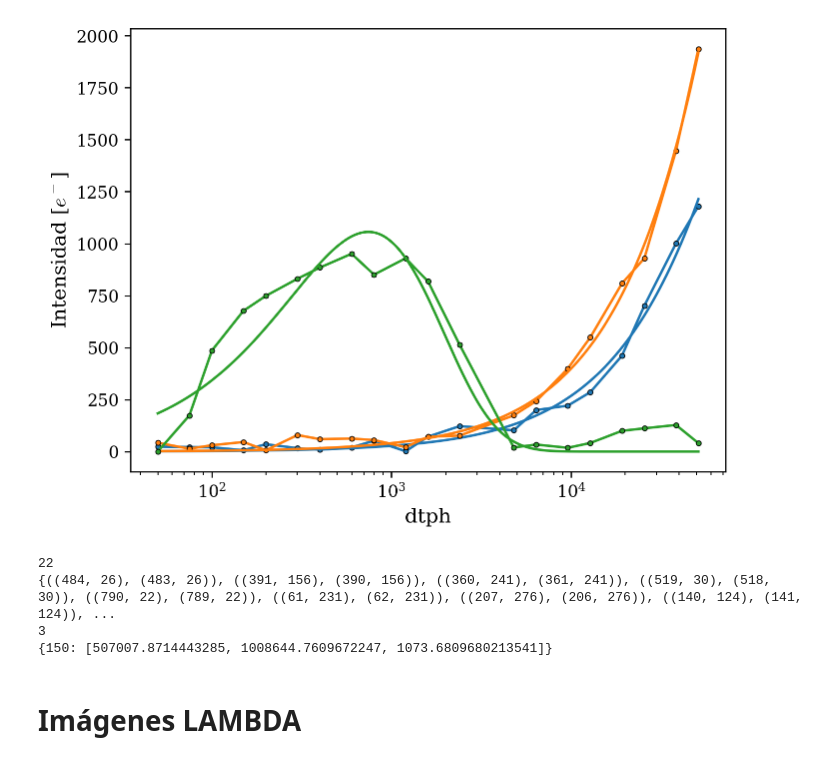
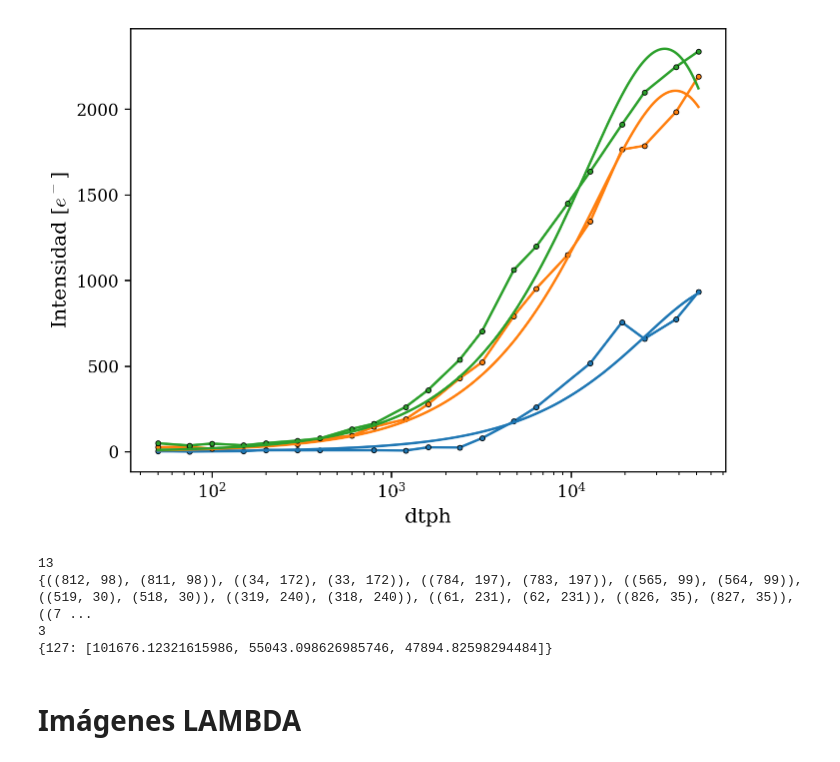
Before and after one commit to agustinbrusco/LAMBDA_Hub, a Jupyter notebook: skipper_image_analysis/pocket_analysis.ipynb, the cells around one changed output. Drawn from its saved outputs; the diff is of its cells as text; code cells hidden in the pictures.

```diff
--- a/skipper_image_analysis/pocket_analysis.ipynb
+++ b/skipper_image_analysis/pocket_analysis.ipynb
@@ -197,7 +197,7 @@ def grafico_trampas_por_carpeta(frame_idx, test_image, trampas_halladas):
 # %%
 plt.close('all')
 %matplotlib widget
-temperatura = 150
+temperatura = 127
 frame_idx = 0
 trampas = []
 intensidad = []
@@ -217,16 +218,16 @@ for n_arch in range(len(CARPETAS_POR_TEMP[temperatura])):
 """Hay que cambiar esta parte para que cree tantos dtph_i como tandas de mediciones
 haya para la misma temp automaticamente."""
 dtph_0 = set(dtph[0])
-#dtph_1 = set(dtph[1])
-#union_dtph = dtph_0|dtph_1
-union_dtph = dtph_0
+dtph_1 = set(dtph[1])
+union_dtph = dtph_0|dtph_1
+#union_dtph = dtph_0
 union_dtph = sorted(union_dtph)
 
 
 trampas_0 = set(trampas[0])
-#trampas_1 = set(trampas[1])
-#union_trampas = trampas_0|trampas_1
-union_trampas = trampas_0
+trampas_1 = set(trampas[1])
+union_trampas = trampas_0|trampas_1
+#union_trampas = trampas_0
 #me armo el objeto que tenga las intensidades promedio para cada trampa y dtph
 intensidades_promediadas = [0]*len(union_trampas)
 
@@ -275,45 +276,45 @@ def intensidad_func(tph, tau, Pc):
 %matplotlib inline
 tau = dict()
 tau_ajuste = []
-index = 10
+index = 3
 #for i in range(len(intensidades_promediadas)):
     #print(f"largo de lista de int:{len(intensidades_promediadas[i])}")
 
 #print(len(intensidad_por_trampa))
 for i, intensidades in enumerate(intensidades_promediadas[index:index+3]):
     intensidades_ajuste = []
     dtph_ajuste = []
     """si hay algun elemento de intensidades que vale 0 debido a como calculo los promedios
      lo elimino para hacer el ajuste """
     for j in range(len(intensidades)):
         #print(j)
         if intensidades[j] == 0:
             #print("hay un cero")
             continue
         intensidades_ajuste.append(intensidades[j])
         dtph_ajuste.append(union_dtph[j])
     #print(dtph_ajuste)
     #print(intensidades_ajuste)
     plt.plot(dtph_ajuste, intensidades_ajuste , '.-', mec="k", mew=0.5, c=f"C{i%10}")
     popt, pcov = curve_fit(intensidad_func, union_dtph, intensidades, p0=[1000, 1000])
     tau_ajuste.append(popt[0])
     dtph_dense = np.geomspace(min(union_dtph), max(union_dtph), 1000)
     plt.plot(dtph_dense, intensidad_func(dtph_dense, *popt))
 plt.xlabel("dtph")
 plt.ylabel(r"Intensidad [$e^-$]")
 plt.xscale("log")
 plt.show()
 tau[temperatura] = tau_ajuste
 print(len(union_trampas))
 print(union_trampas)
 print(len(tau[temperatura]))
 print(tau)
 # %% [output]
-[figure, old version]
+[figure, new version]
-22
-{((484, 26), (483, 26)), ((391, 156), (390, 156)), ((360, 241), (361, 241)), ((519, 30), (518, 30)), ((790, 22), (789, 22)), ((61, 231), (62, 231)), ((207, 276), (206, 276)), ((140, 124), (141, 124)), ...
+13
+{((812, 98), (811, 98)), ((34, 172), (33, 172)), ((784, 197), (783, 197)), ((565, 99), (564, 99)), ((519, 30), (518, 30)), ((319, 240), (318, 240)), ((61, 231), (62, 231)), ((826, 35), (827, 35)), ((7 ...
 3
-{150: [507007.8714443285, 1008644.7609672247, 1073.6809680213541]}
+{127: [101676.12321615986, 55043.098626985746, 47894.82598294484]}
 # %% [markdown]
 # Imágenes LAMBDA
 # %%
```
Also changed, not shown: parts of 3 cells of this notebook.
